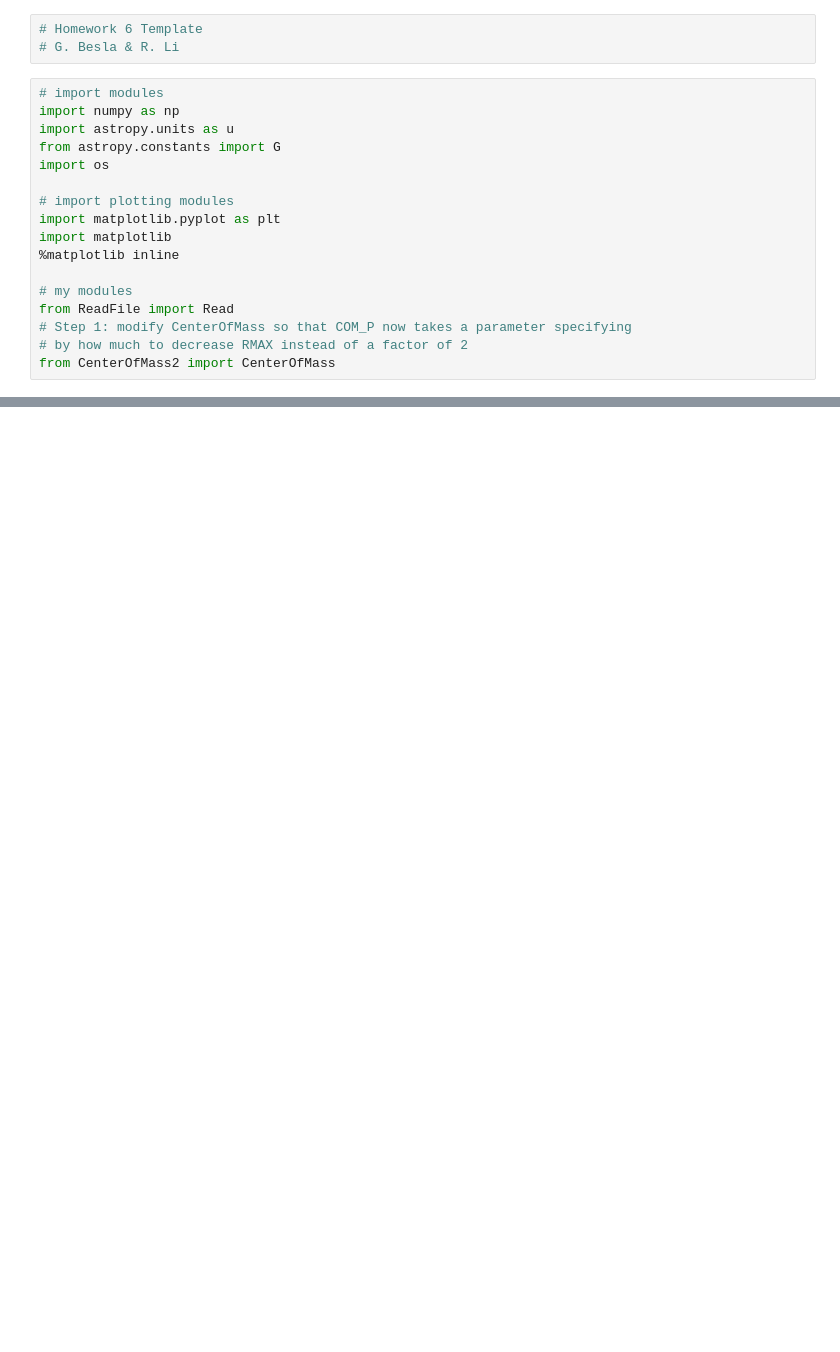
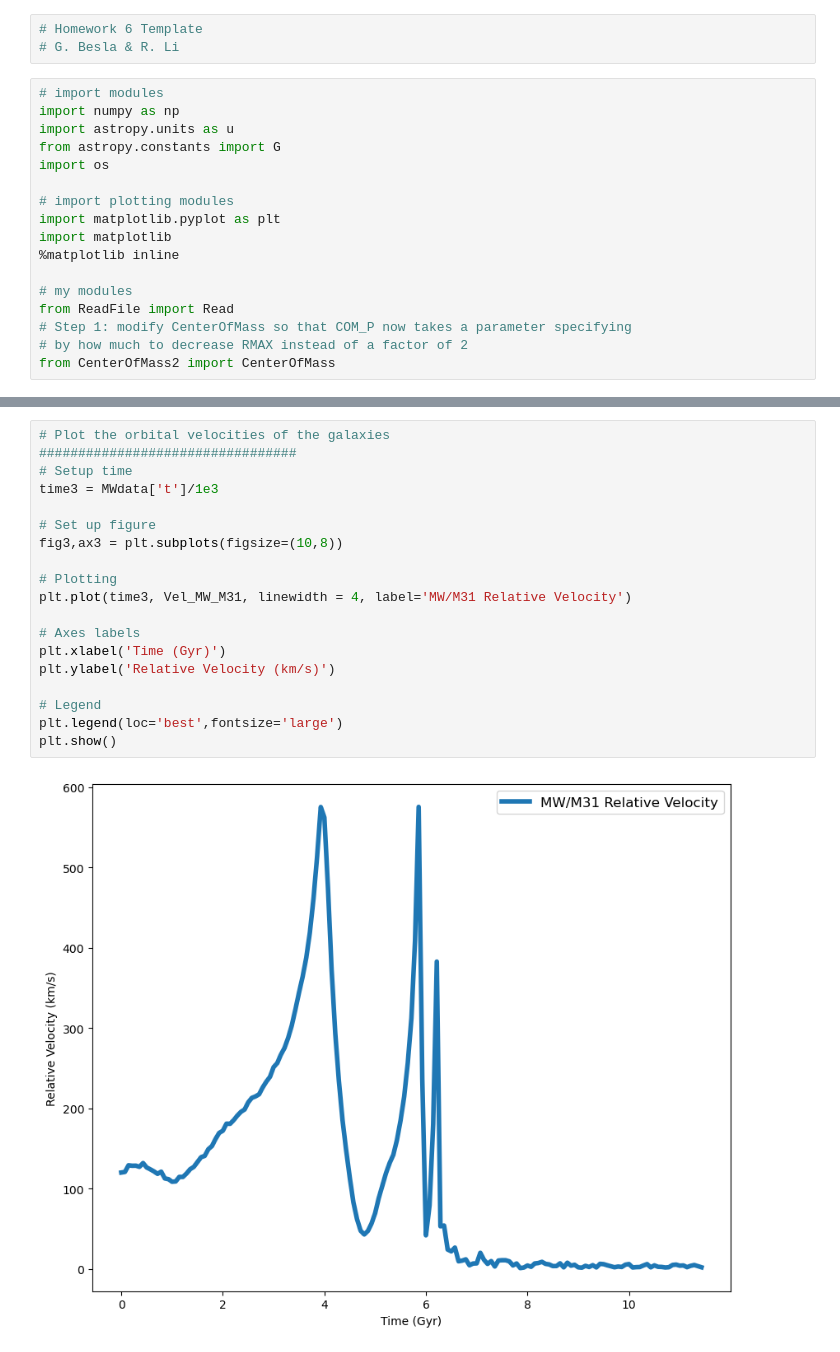
Before and after one commit to abressani/ASTR-400B, a Jupyter notebook: Homeworks/Homework6/OrbitCOM.ipynb, the cells around one changed output, grey strips where cells are left out. Saved outputs shown, nothing was run; the diff lists cells and outputs as text; blank space fills up the shorter version.

```diff
--- a/Homeworks/Homework6/OrbitCOM.ipynb
+++ b/Homeworks/Homework6/OrbitCOM.ipynb
@@ -139,0 +228,21 @@ Orbit_M33.txt
+# %%
+# Plot the orbital velocities of the galaxies
+#################################
+# Setup time
+time3 = MWdata['t']/1e3
+
+# Set up figure
+fig3,ax3 = plt.subplots(figsize=(10,8))
+
+# Plotting
+plt.plot(time3, Vel_MW_M31, linewidth = 4, label='MW/M31 Relative Velocity')
+
+# Axes labels
+plt.xlabel('Time (Gyr)')
+plt.ylabel('Relative Velocity (km/s)')
+
+# Legend
+plt.legend(loc='best',fontsize='large')
+plt.show()
+# %% [output]
+[figure, added]
```
Also changed, not shown: parts of 13 cells of this notebook, 6 other files.
